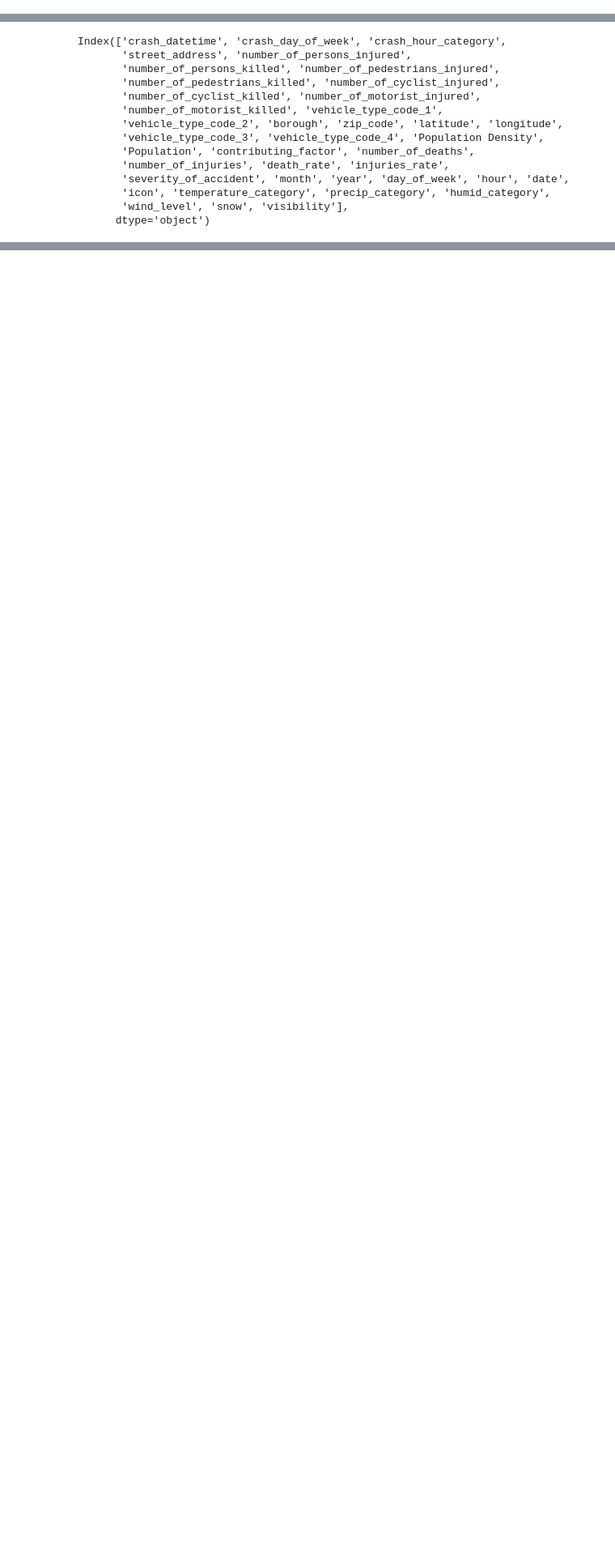
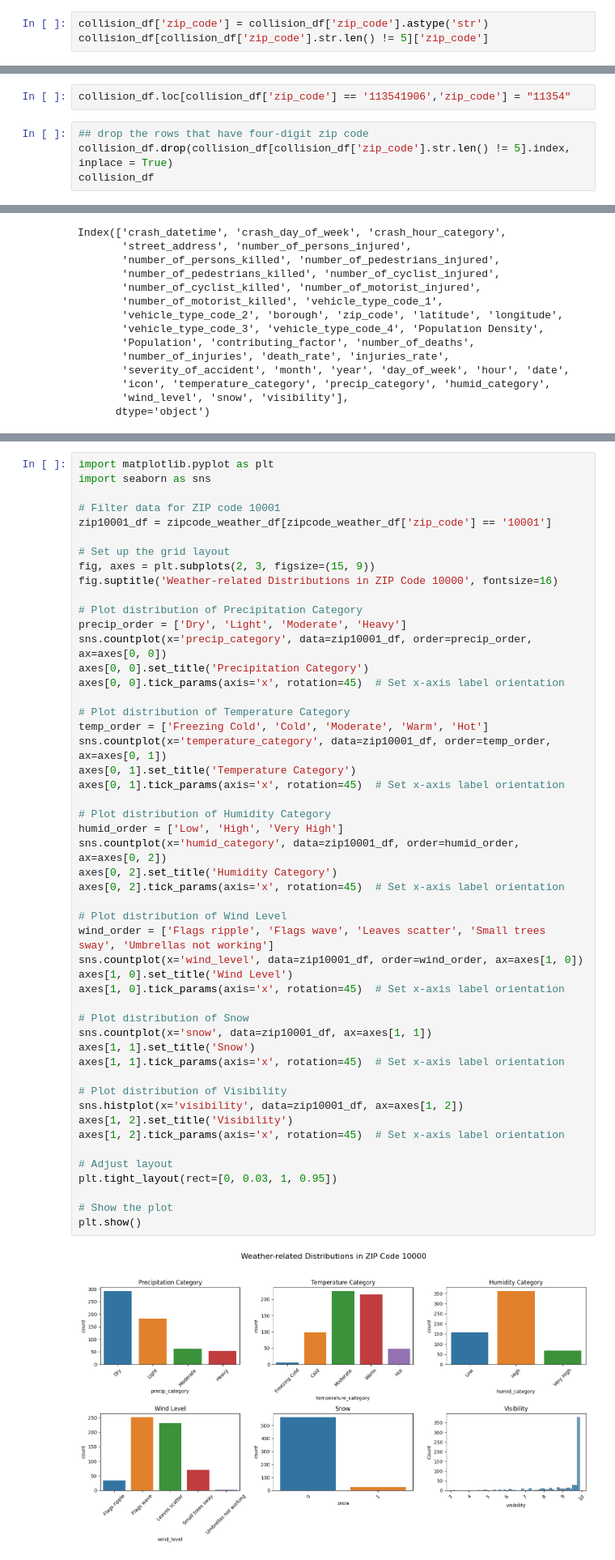
Before and after one commit to ReiannaLiu/MotorVehicleCollision, a Jupyter notebook: data_cleaning_process/weather_collision_EDA.ipynb, the cells around one changed output, grey strips where cells are left out. Shown at 81% size. Saved outputs shown, nothing was run; the diff lists cells and outputs as text; blank space fills up the shorter version.

Commit message:
performed more EDAs by combining weather and collision data

```diff
--- a/modeling/classification.ipynb
+++ b/data_cleaning_process/weather_collision_EDA.ipynb
@@ -4,3 +4,6 @@ import numpy as np
 # %%
 weather_df = pd.read_csv("../Resources/weather_classified_df.csv")
 collision_df = pd.read_csv("../Resources/collision_2022_classified.csv")
+# %%
+collision_df['zip_code'] = collision_df['zip_code'].astype('str')
+collision_df[collision_df['zip_code'].str.len() != 5]['zip_code']
@@ -6,0 +20,6 @@ collision_df = pd.read_csv("../Resources/collision_2022_classified.csv")
+# %%
+collision_df.loc[collision_df['zip_code'] == '113541906','zip_code'] = "11354"
+# %%
+## drop the rows that have four-digit zip code
+collision_df.drop(collision_df[collision_df['zip_code'].str.len() != 5].index, inplace = True)
+collision_df
@@ -162,0 +185,52 @@ Index(['crash_datetime', 'crash_day_of_week', 'crash_hour_category',
+# %%
+import matplotlib.pyplot as plt
+import seaborn as sns
+
+# Filter data for ZIP code 10001
+zip10001_df = zipcode_weather_df[zipcode_weather_df['zip_code'] == '10001']
+
+# Set up the grid layout
+fig, axes = plt.subplots(2, 3, figsize=(15, 9))
+fig.suptitle('Weather-related Distributions in ZIP Code 10000', fontsize=16)
+
+# Plot distribution of Precipitation Category
+precip_order = ['Dry', 'Light', 'Moderate', 'Heavy']
+sns.countplot(x='precip_category', data=zip10001_df, order=precip_order, ax=axes[0, 0])
+axes[0, 0].set_title('Precipitation Category')
+axes[0, 0].tick_params(axis='x', rotation=45)  # Set x-axis label orientation
+
+# Plot distribution of Temperature Category
+temp_order = ['Freezing Cold', 'Cold', 'Moderate', 'Warm', 'Hot']
+sns.countplot(x='temperature_category', data=zip10001_df, order=temp_order, ax=axes[0, 1])
+axes[0, 1].set_title('Temperature Category')
+axes[0, 1].tick_params(axis='x', rotation=45)  # Set x-axis label orientation
+
+# Plot distribution of Humidity Category
+humid_order = ['Low', 'High', 'Very High']
+sns.countplot(x='humid_category', data=zip10001_df, order=humid_order, ax=axes[0, 2])
+axes[0, 2].set_title('Humidity Category')
+axes[0, 2].tick_params(axis='x', rotation=45)  # Set x-axis label orientation
+
+# Plot distribution of Wind Level
+wind_order = ['Flags ripple', 'Flags wave', 'Leaves scatter', 'Small trees sway', 'Umbrellas not working']
+sns.countplot(x='wind_level', data=zip10001_df, order=wind_order, ax=axes[1, 0])
+axes[1, 0].set_title('Wind Level')
+axes[1, 0].tick_params(axis='x', rotation=45)  # Set x-axis label orientation
+
+# Plot distribution of Snow
+sns.countplot(x='snow', data=zip10001_df, ax=axes[1, 1])
+axes[1, 1].set_title('Snow')
+axes[1, 1].tick_params(axis='x', rotation=45)  # Set x-axis label orientation
+
+# Plot distribution of Visibility
+sns.histplot(x='visibility', data=zip10001_df, ax=axes[1, 2])
+axes[1, 2].set_title('Visibility')
+axes[1, 2].tick_params(axis='x', rotation=45)  # Set x-axis label orientation
+
+# Adjust layout
+plt.tight_layout(rect=[0, 0.03, 1, 0.95])
+
+# Show the plot
+plt.show()
+# %% [output]
+[figure, added]
```
Also changed, not shown: parts of 11 cells of this notebook.
